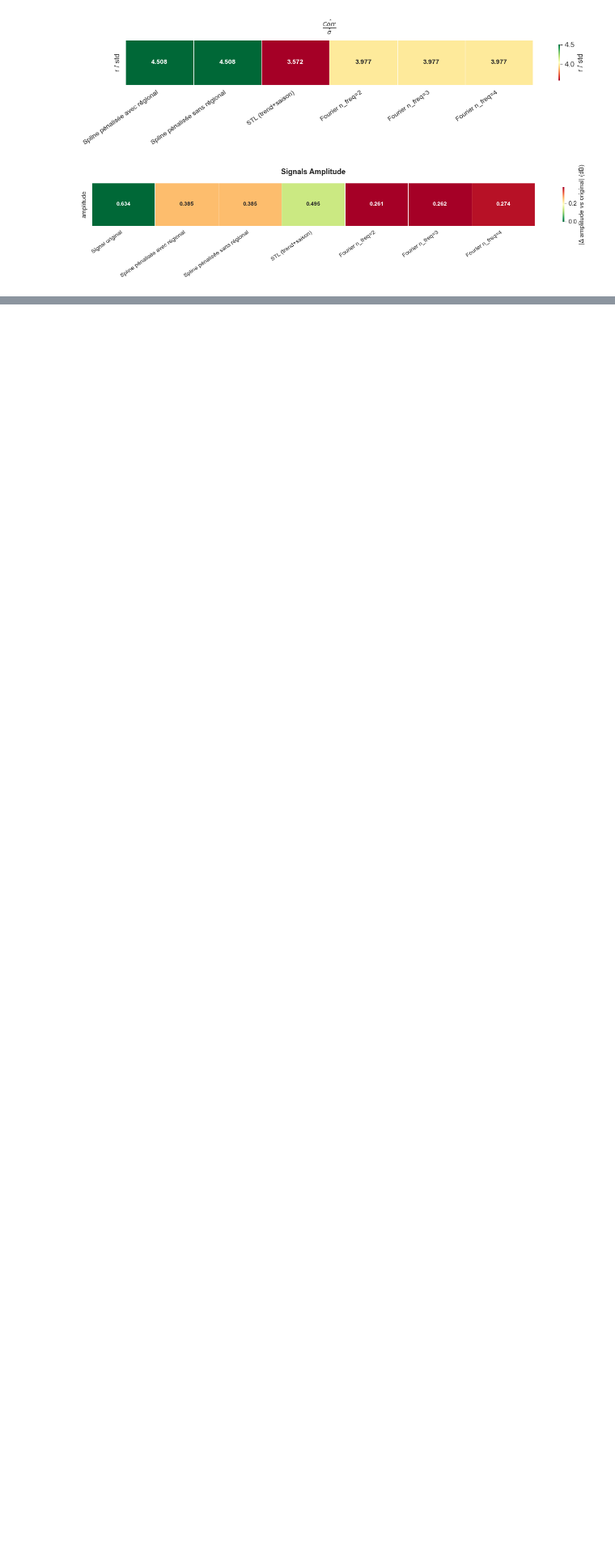
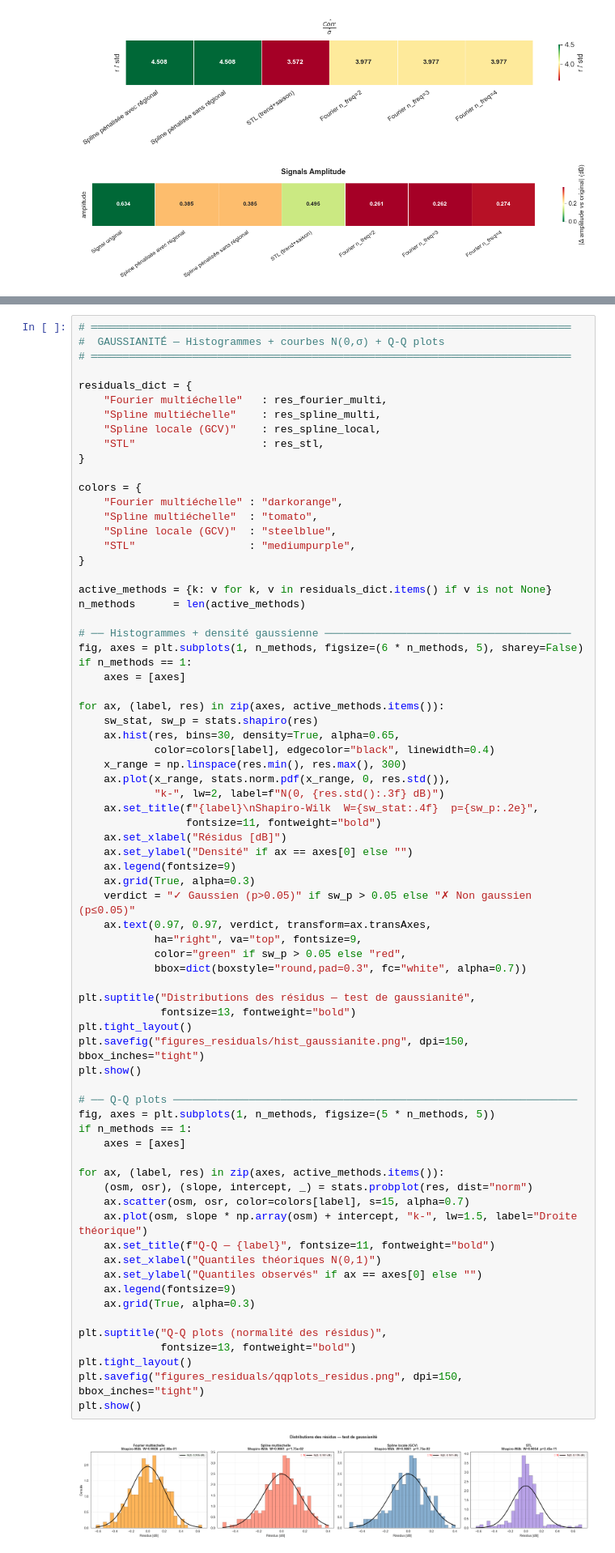
Before and after one commit to clairesn23/readingseminar, a Jupyter notebook: metafile.ipynb, the cells around one changed output, grey strips where cells are left out. Shown at 81% size. Drawn from its saved outputs; the diff is of its cells as text; blank space fills up the shorter version.

Commit message:
Ajout de l'analyse des résidus dans metafile.ipynb, et ajout du notebook pipeline_integrale.ipynb qui contient la pipeline complète d'extraction des données, de modélisation et d'analyse des résidus.

```diff
--- a/metafile.ipynb
+++ b/metafile.ipynb
@@ -1114,0 +1189,74 @@ plot_amplitudes_heatmap(amp_results)
+# %%
+# ════════════════════════════════════════════════════════════════════════════
+#  GAUSSIANITÉ — Histogrammes + courbes N(0,σ) + Q-Q plots
+# ════════════════════════════════════════════════════════════════════════════
+
+residuals_dict = {
+    "Fourier multiéchelle"   : res_fourier_multi,
+    "Spline multiéchelle"    : res_spline_multi,
+    "Spline locale (GCV)"    : res_spline_local,
+    "STL"                    : res_stl,
+}
+
+colors = {
+    "Fourier multiéchelle" : "darkorange",
+    "Spline multiéchelle"  : "tomato",
+    "Spline locale (GCV)"  : "steelblue",
+    "STL"                  : "mediumpurple",
+}
+
+active_methods = {k: v for k, v in residuals_dict.items() if v is not None}
+n_methods      = len(active_methods)
+
+# ── Histogrammes + densité gaussienne ───────────────────────────────────────
+fig, axes = plt.subplots(1, n_methods, figsize=(6 * n_methods, 5), sharey=False)
+if n_methods == 1:
+    axes = [axes]
+
+for ax, (label, res) in zip(axes, active_methods.items()):
+    sw_stat, sw_p = stats.shapiro(res)
+    ax.hist(res, bins=30, density=True, alpha=0.65,
+            color=colors[label], edgecolor="black", linewidth=0.4)
+    x_range = np.linspace(res.min(), res.max(), 300)
+    ax.plot(x_range, stats.norm.pdf(x_range, 0, res.std()),
+            "k-", lw=2, label=f"N(0, {res.std():.3f} dB)")
+    ax.set_title(f"{label}\nShapiro-Wilk  W={sw_stat:.4f}  p={sw_p:.2e}",
+                 fontsize=11, fontweight="bold")
+    ax.set_xlabel("Résidus [dB]")
+    ax.set_ylabel("Densité" if ax == axes[0] else "")
+    ax.legend(fontsize=9)
+    ax.grid(True, alpha=0.3)
+    verdict = "✓ Gaussien (p>0.05)" if sw_p > 0.05 else "✗ Non gaussien (p≤0.05)"
+    ax.text(0.97, 0.97, verdict, transform=ax.transAxes,
+            ha="right", va="top", fontsize=9,
+            color="green" if sw_p > 0.05 else "red",
+            bbox=dict(boxstyle="round,pad=0.3", fc="white", alpha=0.7))
+
+plt.suptitle("Distributions des résidus — test de gaussianité",
+             fontsize=13, fontweight="bold")
+plt.tight_layout()
+plt.savefig("figures_residuals/hist_gaussianite.png", dpi=150, bbox_inches="tight")
+plt.show()
+
+# ── Q-Q plots ────────────────────────────────────────────────────────────────
+fig, axes = plt.subplots(1, n_methods, figsize=(5 * n_methods, 5))
+if n_methods == 1:
+    axes = [axes]
+
+for ax, (label, res) in zip(axes, active_methods.items()):
+    (osm, osr), (slope, intercept, _) = stats.probplot(res, dist="norm")
+    ax.scatter(osm, osr, color=colors[label], s=15, alpha=0.7)
+    ax.plot(osm, slope * np.array(osm) + intercept, "k-", lw=1.5, label="Droite théorique")
+    ax.set_title(f"Q-Q — {label}", fontsize=11, fontweight="bold")
+    ax.set_xlabel("Quantiles théoriques N(0,1)")
+    ax.set_ylabel("Quantiles observés" if ax == axes[0] else "")
+    ax.legend(fontsize=9)
+    ax.grid(True, alpha=0.3)
+
+plt.suptitle("Q-Q plots (normalité des résidus)",
+             fontsize=13, fontweight="bold")
+plt.tight_layout()
+plt.savefig("figures_residuals/qqplots_residus.png", dpi=150, bbox_inches="tight")
+plt.show()
+# %% [output]
+[figure, added]
```
Also changed, not shown: parts of 10 cells of this notebook, 1 other file.
